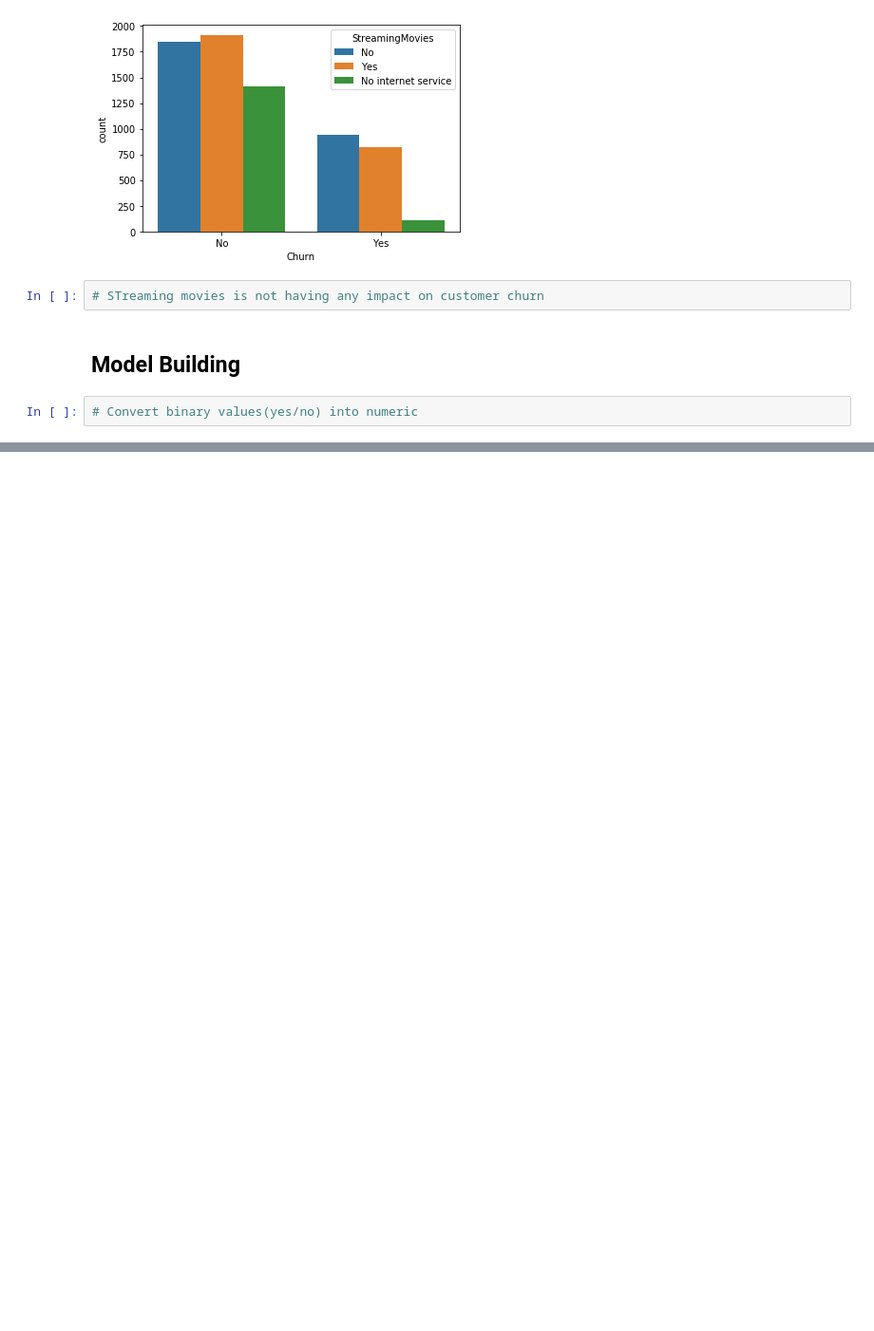
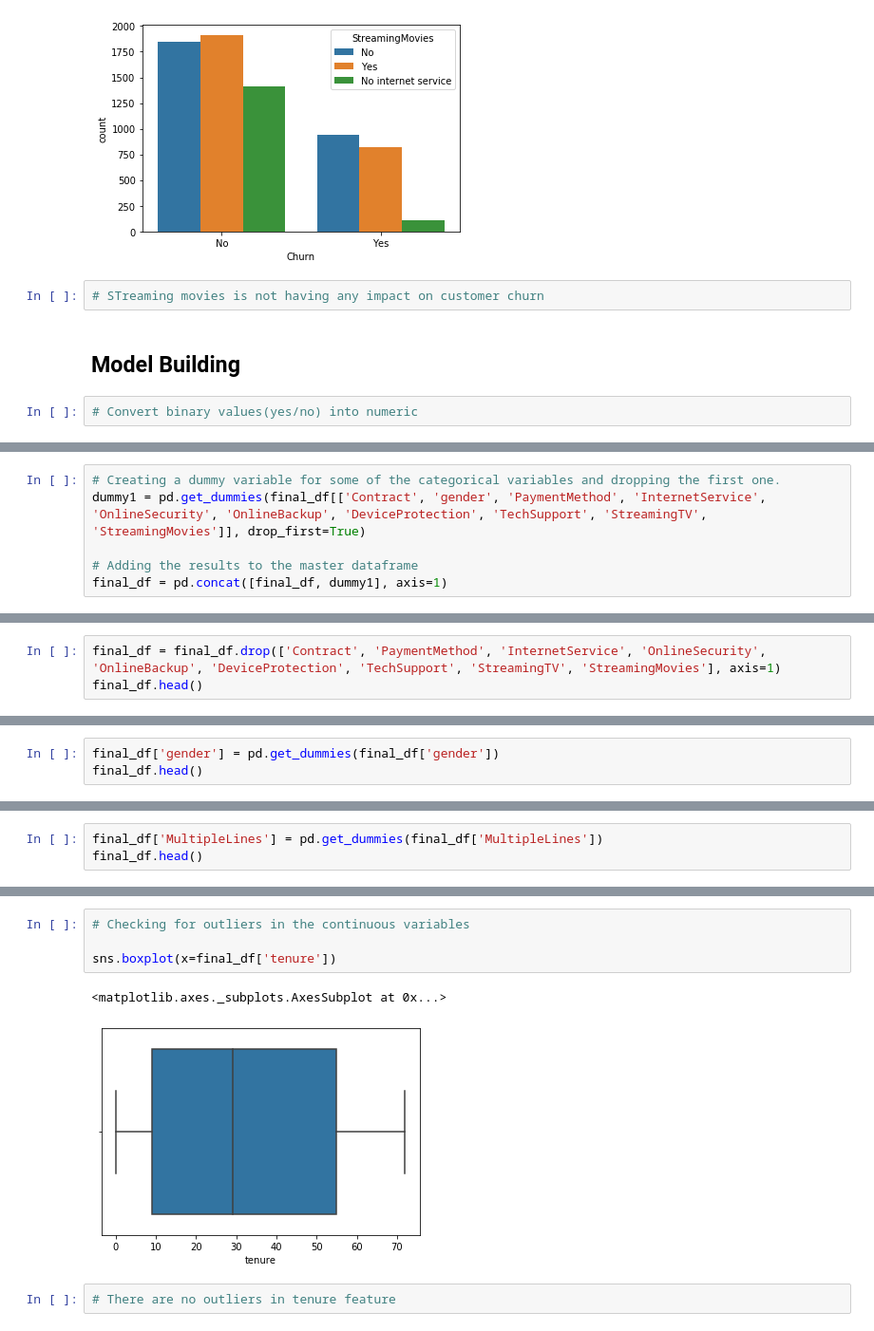
Before and after one commit to sarathsgvr/Data_Science, a Jupyter notebook: telecom_churn_prediction.ipynb, the cells around one changed output, grey strips where cells are left out. Shown: that part at 95% size. Drawn from its saved outputs; the diff is of its cells as text; blank space fills up the shorter version.

```diff
--- a/telecom_churn_prediction.ipynb
+++ b/telecom_churn_prediction.ipynb
@@ -439,0 +472,6 @@ final_df.head()
+# %%
+# Creating a dummy variable for some of the categorical variables and dropping the first one.
+dummy1 = pd.get_dummies(final_df[['Contract', 'gender', 'PaymentMethod', 'InternetService', 'OnlineSecurity', 'OnlineBackup', 'DeviceProtection', 'TechSupport', 'StreamingTV', 'StreamingMovies']], drop_first=True)
+
+# Adding the results to the master dataframe
+final_df = pd.concat([final_df, dummy1], axis=1)
@@ -439,0 +508,3 @@ final_df.head()
+# %%
+final_df = final_df.drop(['Contract', 'PaymentMethod', 'InternetService', 'OnlineSecurity', 'OnlineBackup', 'DeviceProtection', 'TechSupport', 'StreamingTV', 'StreamingMovies'], axis=1)
+final_df.head()
@@ -439,0 +519,3 @@ final_df.head()
+# %%
+final_df['gender'] = pd.get_dummies(final_df['gender'])
+final_df.head()
@@ -439,0 +530,3 @@ final_df.head()
+# %%
+final_df['MultipleLines'] = pd.get_dummies(final_df['MultipleLines'])
+final_df.head()
@@ -439,0 +541,9 @@ final_df.head()
+# %%
+# Checking for outliers in the continuous variables
+
+sns.boxplot(x=final_df['tenure'])
+# %% [output]
+<matplotlib.axes._subplots.AxesSubplot at 0x...>
+[figure, added]
+# %%
+# There are no outliers in tenure feature
```
Also changed, not shown: parts of 53 cells of this notebook.
